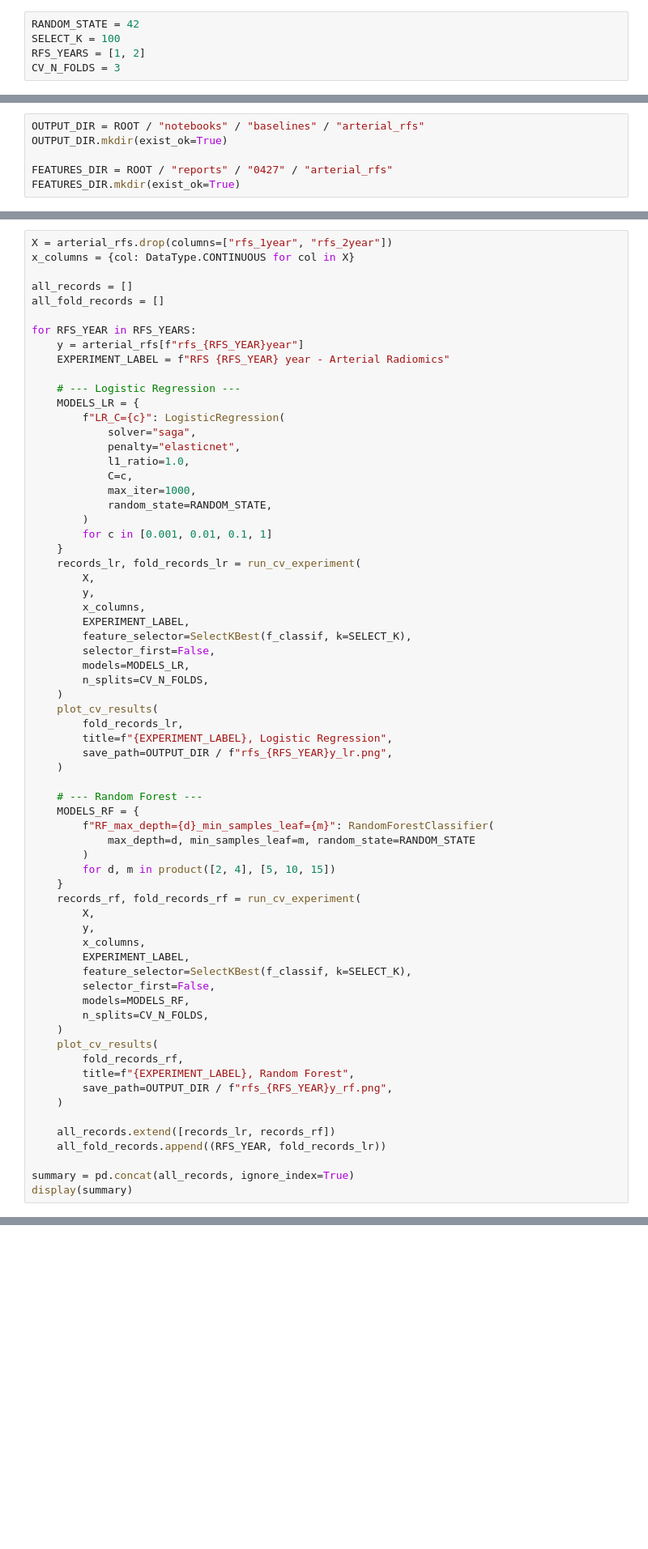
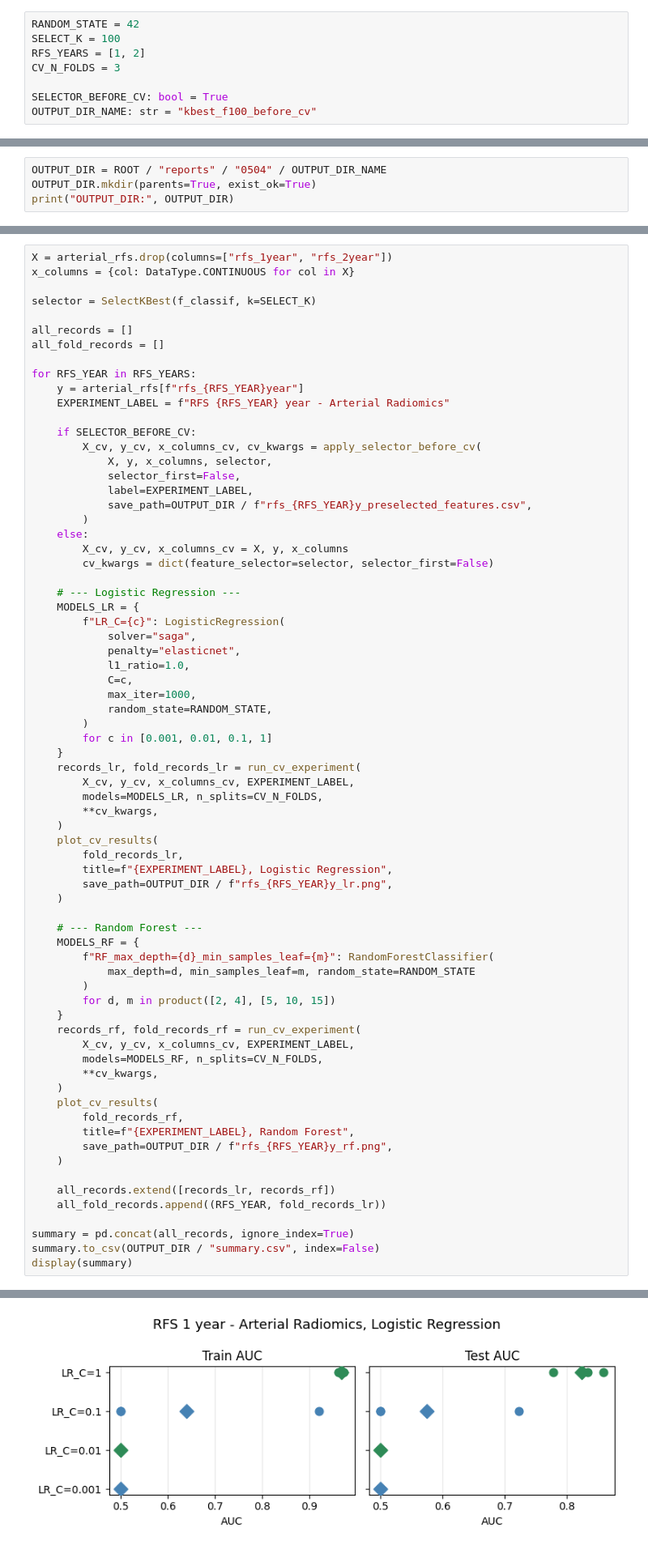
Before and after one commit to chihuangliu/hcc-multimodal, a Jupyter notebook: notebooks/baselines/radiomic_arterial_baseline_rfs.ipynb, the cells around one changed output, grey strips where cells are left out. Shown at 81% size. Drawn from its saved outputs; the diff is of its cells as text; blank space fills up the shorter version.

Commit message:
0504 radiomic arterial baseline

```diff
--- a/notebooks/baselines/radiomic_arterial_baseline_rfs.ipynb
+++ b/notebooks/baselines/radiomic_arterial_baseline_rfs.ipynb
@@ -20,6 +21,9 @@ RANDOM_STATE = 42
 SELECT_K = 100
 RFS_YEARS = [1, 2]
 CV_N_FOLDS = 3
+
+SELECTOR_BEFORE_CV: bool = True
+OUTPUT_DIR_NAME: str = "kbest_f100_before_cv"
 # %% [markdown]
 # Read data
 # %%
@@ -122,8 +126,6 @@ Matched patients: 60
 # %% [markdown]
 # CV experiments
 # %%
-OUTPUT_DIR = ROOT / "notebooks" / "baselines" / "arterial_rfs"
-OUTPUT_DIR.mkdir(exist_ok=True)
-
-FEATURES_DIR = ROOT / "reports" / "0427" / "arterial_rfs"
-FEATURES_DIR.mkdir(exist_ok=True)
+OUTPUT_DIR = ROOT / "reports" / "0504" / OUTPUT_DIR_NAME
+OUTPUT_DIR.mkdir(parents=True, exist_ok=True)
+print("OUTPUT_DIR:", OUTPUT_DIR)
@@ -130,6 +134,8 @@ FEATURES_DIR.mkdir(exist_ok=True)
 # %%
 X = arterial_rfs.drop(columns=["rfs_1year", "rfs_2year"])
 x_columns = {col: DataType.CONTINUOUS for col in X}
+
+selector = SelectKBest(f_classif, k=SELECT_K)
 
 all_records = []
 all_fold_records = []
@@ -137,6 +143,17 @@ all_fold_records = []
 for RFS_YEAR in RFS_YEARS:
     y = arterial_rfs[f"rfs_{RFS_YEAR}year"]
     EXPERIMENT_LABEL = f"RFS {RFS_YEAR} year - Arterial Radiomics"
+
+    if SELECTOR_BEFORE_CV:
+        X_cv, y_cv, x_columns_cv, cv_kwargs = apply_selector_before_cv(
+            X, y, x_columns, selector,
+            selector_first=False,
+            label=EXPERIMENT_LABEL,
+            save_path=OUTPUT_DIR / f"rfs_{RFS_YEAR}y_preselected_features.csv",
+        )
+    else:
+        X_cv, y_cv, x_columns_cv = X, y, x_columns
+        cv_kwargs = dict(feature_selector=selector, selector_first=False)
 
     # --- Logistic Regression ---
     MODELS_LR = {
@@ -151,14 +168,9 @@ for RFS_YEAR in RFS_YEARS:
         for c in [0.001, 0.01, 0.1, 1]
     }
     records_lr, fold_records_lr = run_cv_experiment(
-        X,
-        y,
-        x_columns,
-        EXPERIMENT_LABEL,
-        feature_selector=SelectKBest(f_classif, k=SELECT_K),
-        selector_first=False,
-        models=MODELS_LR,
-        n_splits=CV_N_FOLDS,
+        X_cv, y_cv, x_columns_cv, EXPERIMENT_LABEL,
+        models=MODELS_LR, n_splits=CV_N_FOLDS,
+        **cv_kwargs,
     )
     plot_cv_results(
         fold_records_lr,
@@ -174,14 +186,9 @@ for RFS_YEAR in RFS_YEARS:
         for d, m in product([2, 4], [5, 10, 15])
     }
     records_rf, fold_records_rf = run_cv_experiment(
-        X,
-        y,
-        x_columns,
-        EXPERIMENT_LABEL,
-        feature_selector=SelectKBest(f_classif, k=SELECT_K),
-        selector_first=False,
-        models=MODELS_RF,
-        n_splits=CV_N_FOLDS,
+        X_cv, y_cv, x_columns_cv, EXPERIMENT_LABEL,
+        models=MODELS_RF, n_splits=CV_N_FOLDS,
+        **cv_kwargs,
     )
     plot_cv_results(
         fold_records_rf,
@@ -193,4 +200,6 @@ for RFS_YEAR in RFS_YEARS:
     all_fold_records.append((RFS_YEAR, fold_records_lr))
 
 summary = pd.concat(all_records, ignore_index=True)
+summary.to_csv(OUTPUT_DIR / "summary.csv", index=False)
 display(summary)
+# %% [output]
@@ -196,0 +208 @@ display(summary)
+[figure, added]
```
Also changed, not shown: parts of 5 cells of this notebook, 16 other files.
